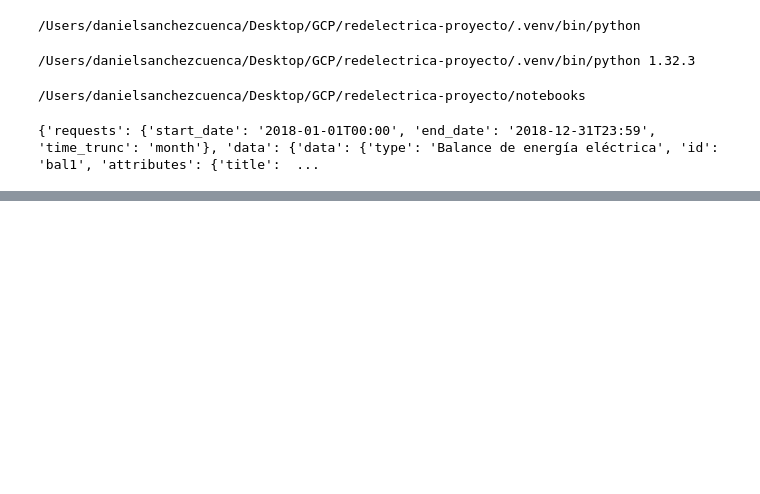
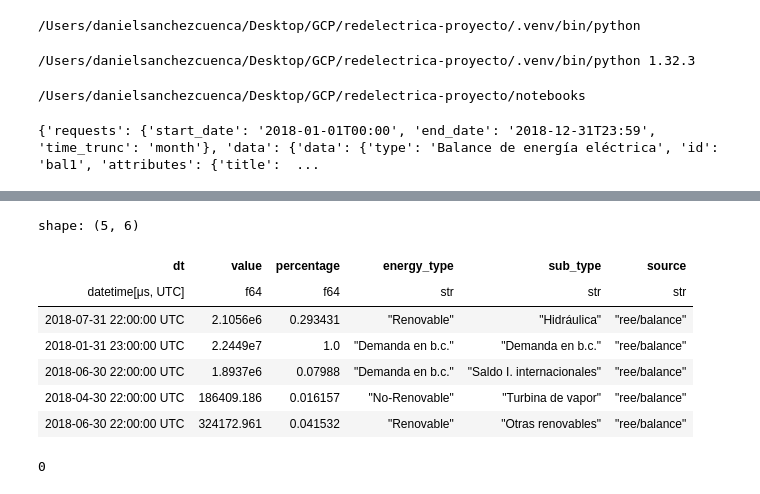
Before and after one commit to danielsanchezcuenca/redelectrica-proyecto, a Jupyter notebook: notebooks/balance.ipynb, the cells around one changed output, grey strips where cells are left out. Drawn from its saved outputs; the diff is of its cells as text; code cells hidden in the pictures; blank space fills up the shorter version.

```diff
--- a/notebooks/balance.ipynb
+++ b/notebooks/balance.ipynb
@@ -31,0 +114,18 @@ print(json)
+# %%
+if df.is_empty():
+    print("balance está vacío")
+
+df_unique = df.unique(subset=["dt","energy_type","sub_type"])
+# nos quedamos solo con filas donde al menos una columna NO sea nula
+df_clean = df_unique.filter(~pl.all_horizontal(pl.all().is_null()))
+# %%
+df_clean.head()
+# %% [output]
+shape: (5, 6)
+| dt | value | percentage | energy_type | sub_type | source |
+| datetime[μs, UTC] | f64 | f64 | str | str | str |
+| 2018-07-31 22:00:00 UTC | 2.1056e6 | 0.293431 | "Renovable" | "Hidráulica" | "ree/balance" |
+| 2018-01-31 23:00:00 UTC | 2.2449e7 | 1.0 | "Demanda en b.c." | "Demanda en b.c." | "ree/balance" |
+| 2018-06-30 22:00:00 UTC | 1.8937e6 | 0.07988 | "Demanda en b.c." | "Saldo I. internacionales" | "ree/balance" |
+| 2018-04-30 22:00:00 UTC | 186409.186 | 0.016157 | "No-Renovable" | "Turbina de vapor" | "ree/balance" |
+| 2018-06-30 22:00:00 UTC | 324172.961 | 0.041532 | "Renovable" | "Otras renovables" | "ree/balance" |
@@ -31,0 +150,15 @@ print(json)
+# %%
+df_final = df_clean
+
+
+
+df_nulos = df_clean.filter(
+    pl.col("dt").is_null()|
+    pl.col("value").is_null()|
+    pl.col("percentage").is_null()|
+    pl.col("sub_type").is_null()
+)
+
+df_nulos.shape[0]
+# %% [output]
+0
```
Also changed, not shown: parts of 8 cells of this notebook.
